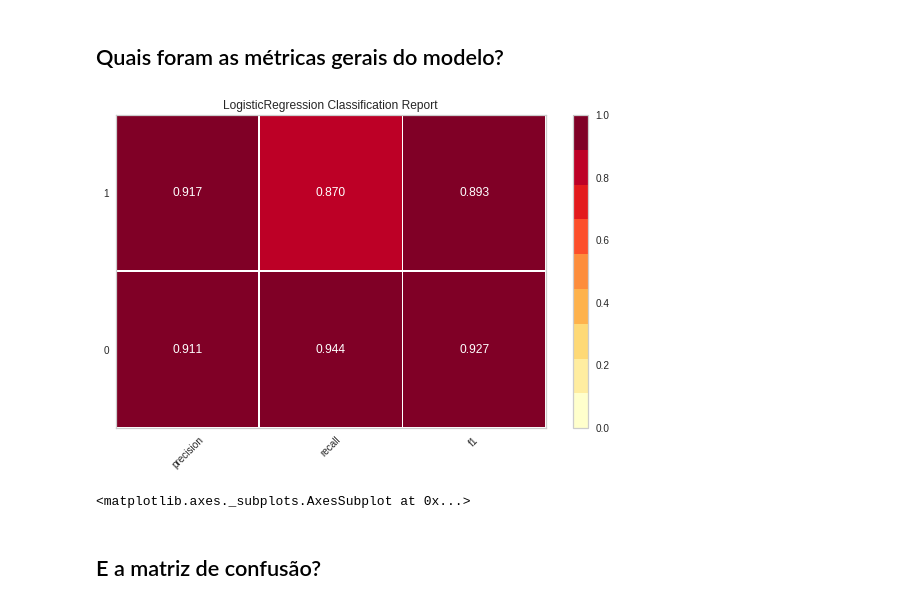
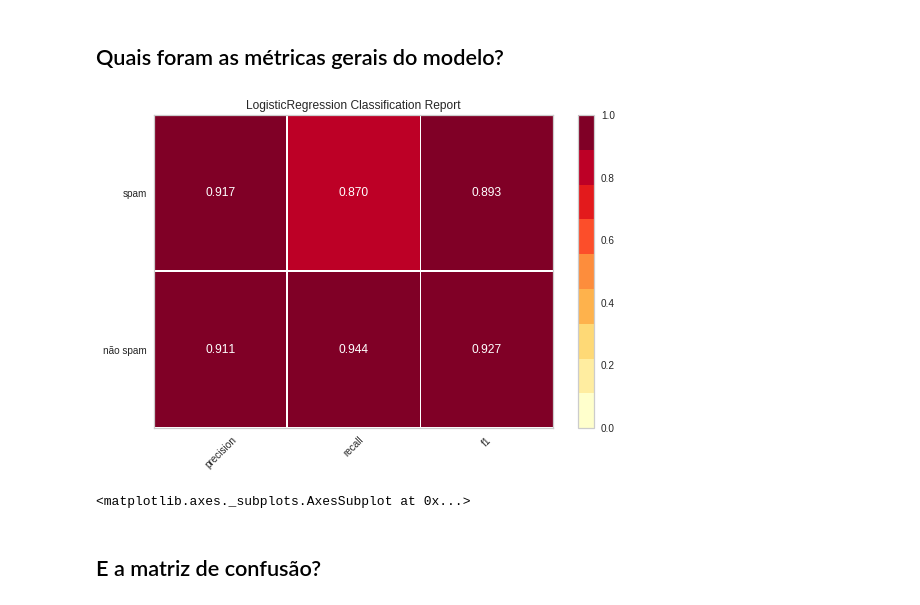
Before and after one commit to barbarasilveiraf/course_metrics, a Jupyter notebook: src/ml/notebooks/Classification Example.ipynb, the cells around one changed output. Cells and saved outputs as stored; diff of their text form; code cells hidden in the pictures.

```diff
--- a/src/ml/notebooks/Classification Example.ipynb
+++ b/src/ml/notebooks/Classification Example.ipynb
@@ -101,12 +101,12 @@ Metrics.classification(y_test, y_pred, y_prob)
 # %% [markdown]
 ## Quais foram as métricas gerais do modelo?
 # %%
-viz = ClassificationReport(model)
+viz = ClassificationReport(model, classes=["não spam","spam"])
 viz.fit(X_train, y_train)
 viz.score(X_test, y_test)
 viz.show()
 # %% [output]
-[figure, old version]
+[figure, new version]
 <matplotlib.axes._subplots.AxesSubplot at 0x...>
 # %% [markdown]
 ## E a matriz de confusão?
```
Also changed, not shown: parts of 8 cells of this notebook, 1 other file.
